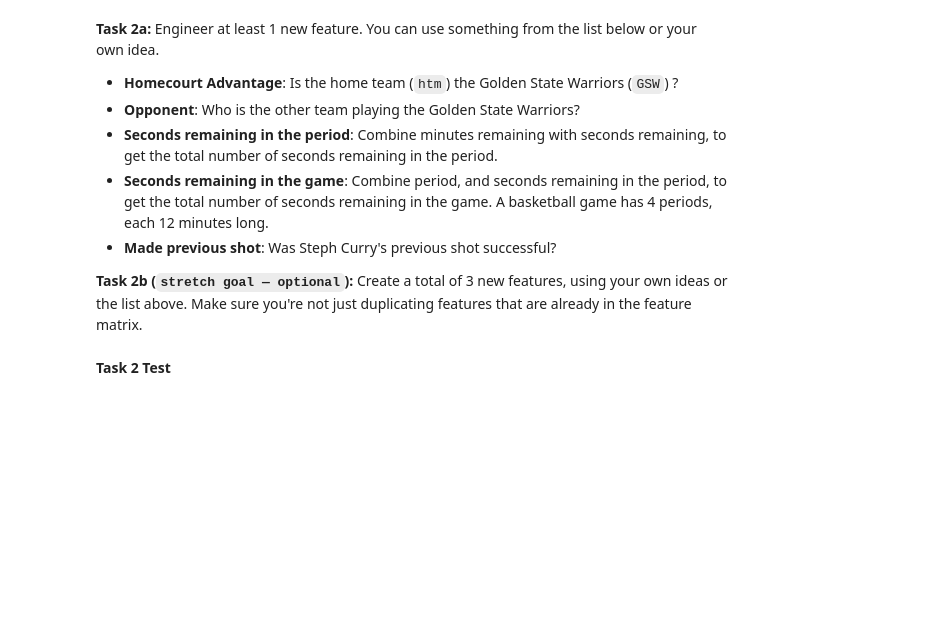
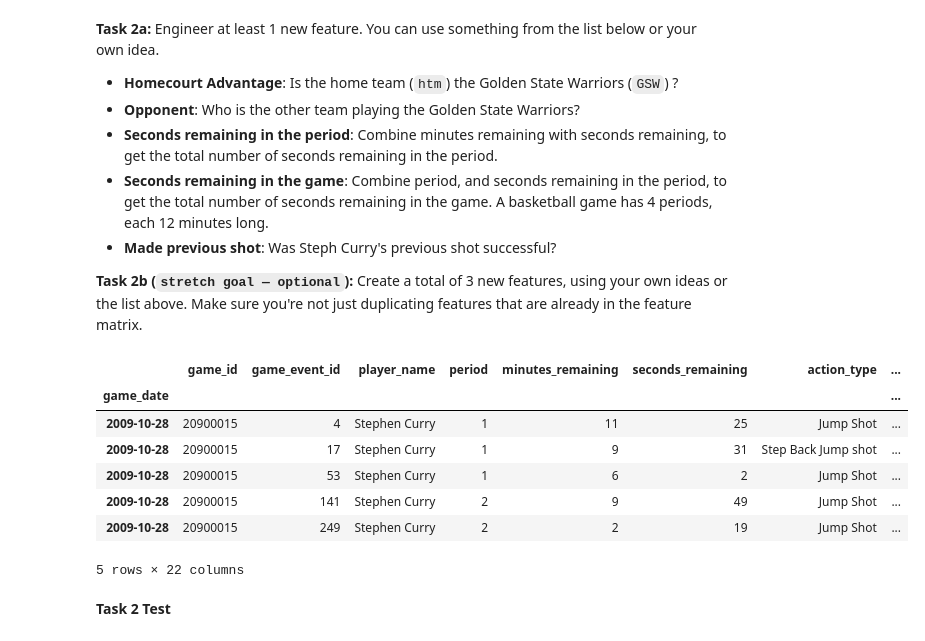
Before and after one commit to ayebaishmo/Curry-s-Shots, a Jupyter notebook: sprint_challenge/DS_Sprint_Challenge_22.ipynb, the cells around one changed output. Saved outputs shown, nothing was run; the diff lists cells and outputs as text; code cells hidden in the pictures; blank space fills up the shorter version.

```diff
--- a/sprint_challenge/DS_Sprint_Challenge_22.ipynb
+++ b/sprint_challenge/DS_Sprint_Challenge_22.ipynb
@@ -87,3 +94,19 @@ raise NotImplementedError()
+# %%
+"""T2. Create new feature"""
+
+df['Sceconds_remaing_in_period'] = (df['minutes_remaining']*60) + df['seconds_remaining']
+df['Sceconds_remaing_in_game'] = (df['period'] * (12*60)) + df['Sceconds_remaing_in_period']
+df['home_court_advatage'] = np.where((df['htm'] == 'GSW') & (df['shot_made_flag'] == 1), 'advatange', 'disadvatege')
+df.head()
+# %% [output]
+|  | game_id | game_event_id | player_name | period | minutes_remaining | seconds_remaining | action_type | ... |
+| game_date |  |  |  |  |  |  |  | ... |
+| 2009-10-28 | 20900015 | 4 | Stephen Curry | 1 | 11 | 25 | Jump Shot | ... |
+| 2009-10-28 | 20900015 | 17 | Stephen Curry | 1 | 9 | 31 | Step Back Jump shot | ... |
+| 2009-10-28 | 20900015 | 53 | Stephen Curry | 1 | 6 | 2 | Jump Shot | ... |
+| 2009-10-28 | 20900015 | 141 | Stephen Curry | 2 | 9 | 49 | Jump Shot | ... |
+| 2009-10-28 | 20900015 | 249 | Stephen Curry | 2 | 2 | 19 | Jump Shot | ... |
+5 rows × 22 columns
 # %% [markdown]
 **Task 2 Test**
 # %%
```
Also changed, not shown: parts of 5 cells of this notebook.
